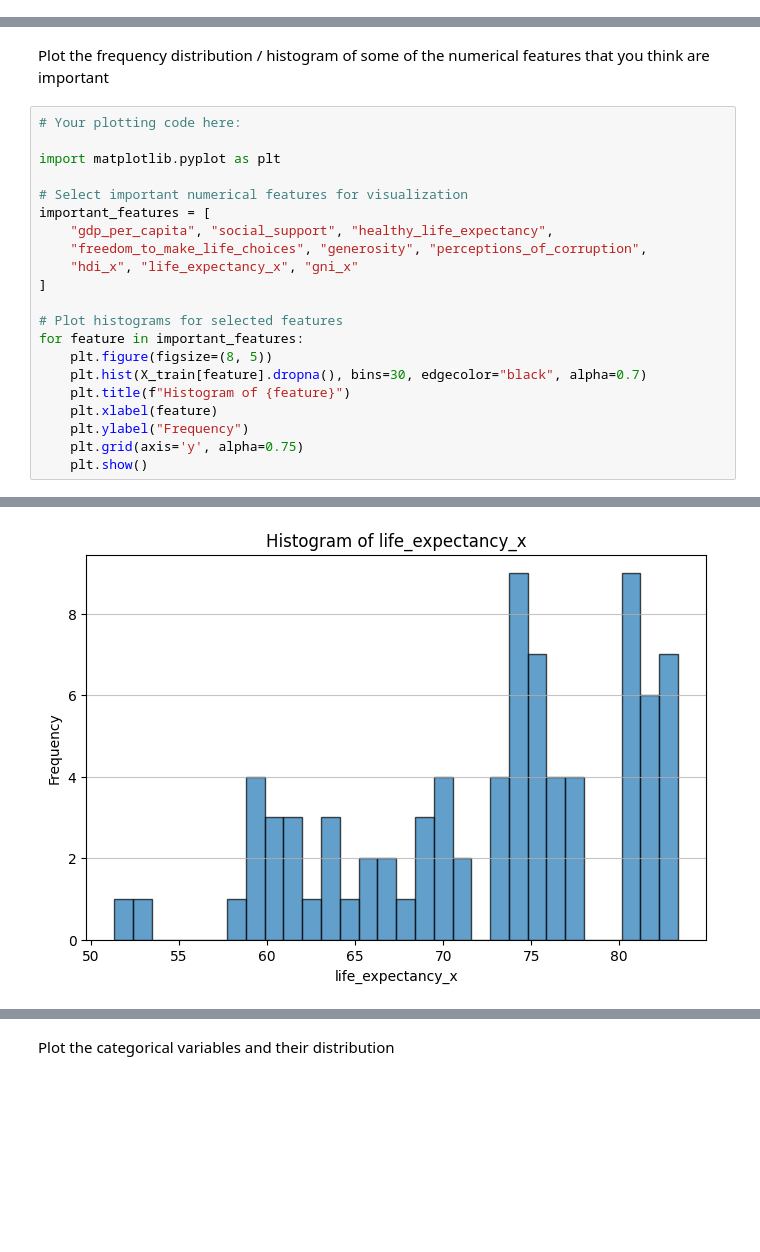
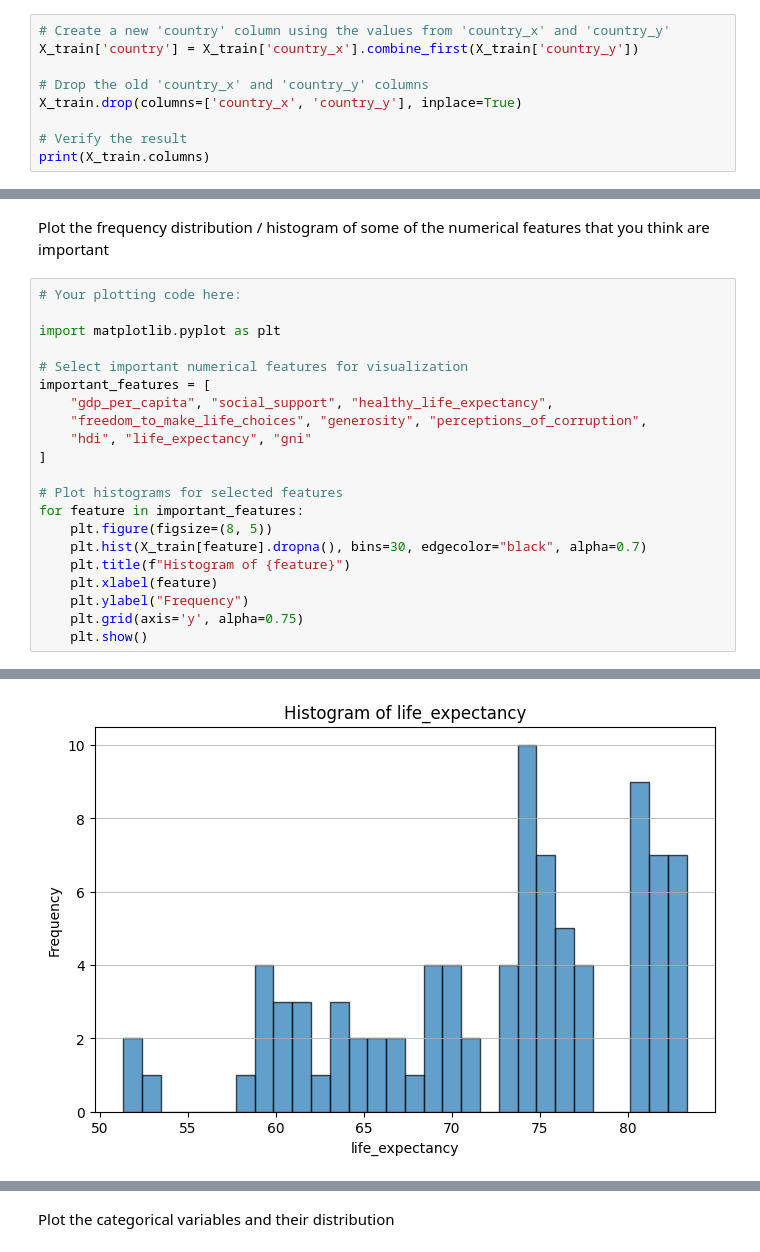
Before and after one commit to nstfchloe/adv_ml, a Jupyter notebook: 5074_Project_1_ChenchenLi_StephanieYao_KristinQi.ipynb, the cells around one changed output, grey strips where cells are left out. Drawn from its saved outputs; the diff is of its cells as text; blank space fills up the shorter version.

```diff
--- a/5074_Project_1_ChenchenLi_StephanieYao_KristinQi.ipynb
+++ b/5074_Project_1_ChenchenLi_StephanieYao_KristinQi.ipynb
@@ -133,0 +156,9 @@ X_train.head(1)
+# %%
+# Create a new 'country' column using the values from 'country_x' and 'country_y'
+X_train['country'] = X_train['country_x'].combine_first(X_train['country_y'])
+
+# Drop the old 'country_x' and 'country_y' columns
+X_train.drop(columns=['country_x', 'country_y'], inplace=True)
+
+# Verify the result
+print(X_train.columns)
@@ -247,7 +301,7 @@ import matplotlib.pyplot as plt
 important_features = [
     "gdp_per_capita", "social_support", "healthy_life_expectancy",
     "freedom_to_make_life_choices", "generosity", "perceptions_of_corruption",
-    "hdi_x", "life_expectancy_x", "gni_x"
+    "hdi", "life_expectancy", "gni"
 ]
 
 # Plot histograms for selected features
@@ -270 +324 @@ for feature in important_features:
-[figure, old version]
+[figure, new version]
```
Also changed, not shown: parts of 12 cells of this notebook.
